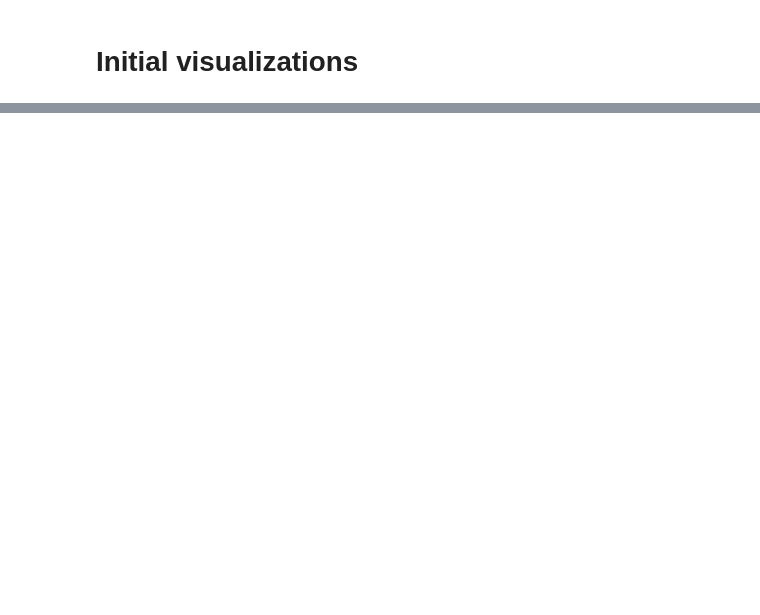
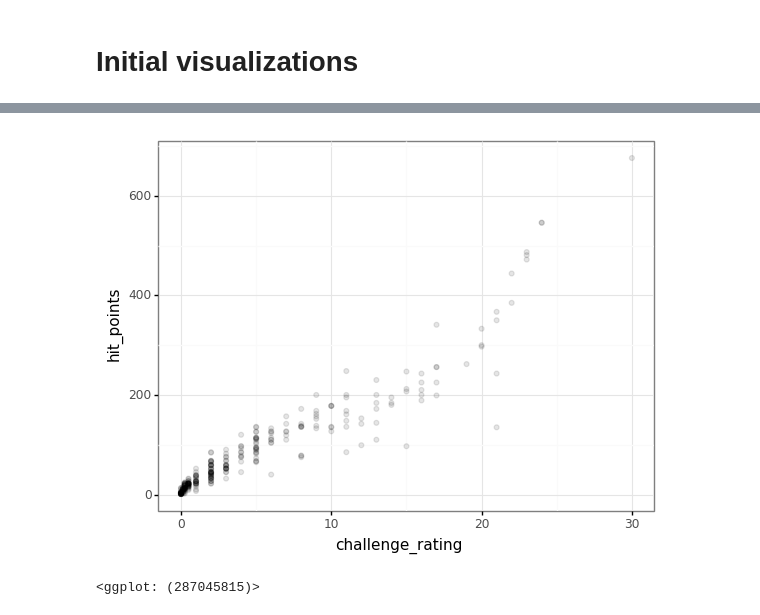
Before and after one commit to wisygig/cr, a Jupyter notebook: 1. Exploratory analysis.ipynb, the cells around one changed output, grey strips where cells are left out. Cells and saved outputs as stored; diff of their text form; code cells hidden in the pictures; blank space fills up the shorter version.

```diff
--- a/1. Exploratory analysis.ipynb
+++ b/1. Exploratory analysis.ipynb
@@ -42,0 +92,7 @@ ggplot(a, aes(x='challenge_rating', y='hit_points')) + geom_boxplot() \
+# %%
+ggplot(monster_df, aes(x='challenge_rating', y='hit_points')) \
+    + geom_point(alpha=0.1) \
+    + theme_bw()
+# %% [output]
+[figure, added]
+<ggplot: (287045815)>
```
Also changed, not shown: parts of 24 cells of this notebook, 2 other files.
